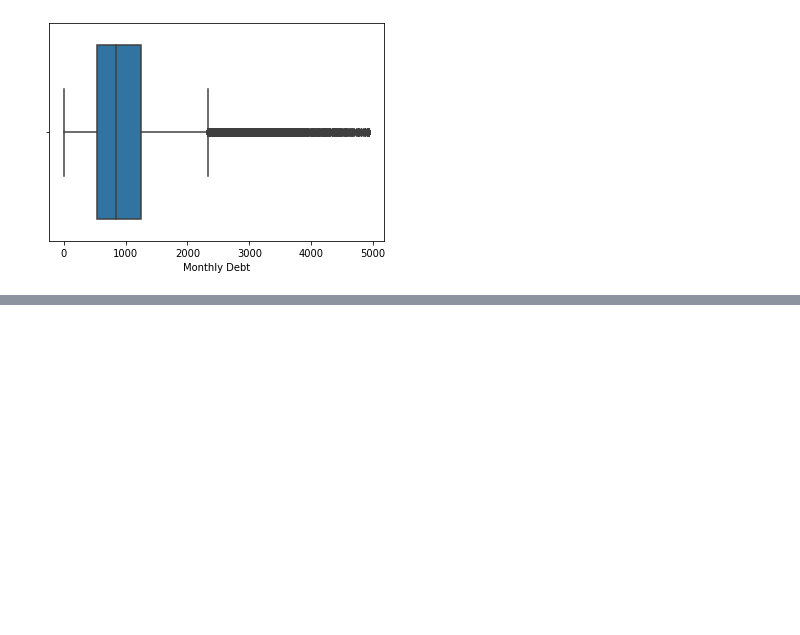
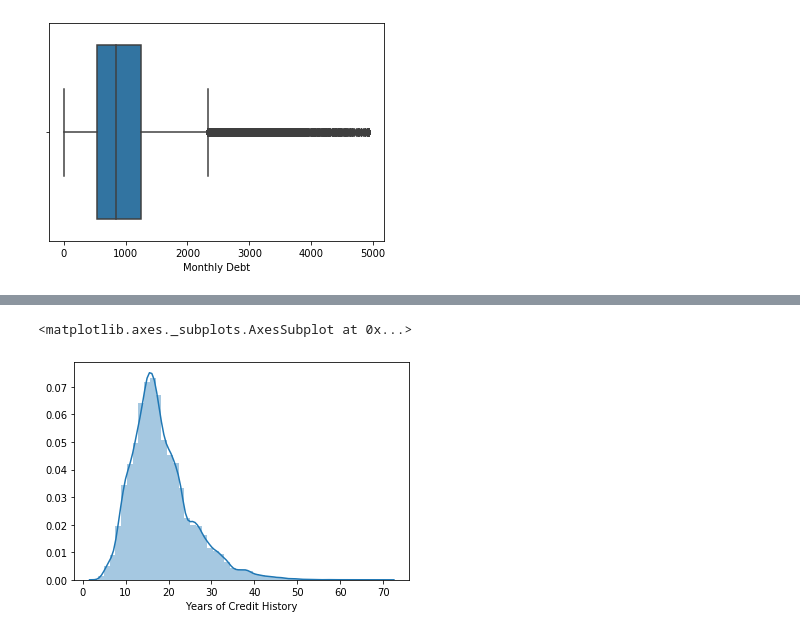
Before and after one commit to sukesh-reddy/Loan-Eligibility-Prediction-Using-Gradient-Boosting-Classifier, a Jupyter notebook: Loan Prediction.ipynb, the cells around one changed output, grey strips where cells are left out. Cells and saved outputs as stored; diff of their text form; code cells hidden in the pictures; blank space fills up the shorter version.

```diff
--- a/Loan Prediction.ipynb
+++ b/Loan Prediction.ipynb
@@ -430,0 +445,5 @@ sns.boxplot(data['Monthly Debt'])
+# %%
+sns.distplot(data['Years of Credit History'])
+# %% [output]
+<matplotlib.axes._subplots.AxesSubplot at 0x...>
+[figure, added]
```
Also changed, not shown: parts of 50 cells of this notebook.
